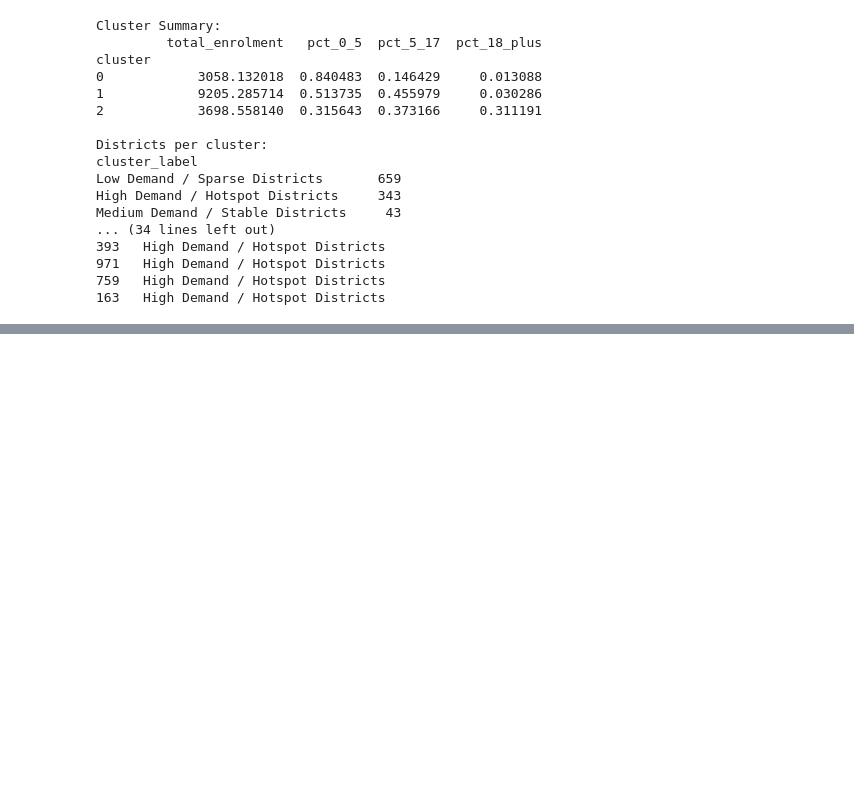
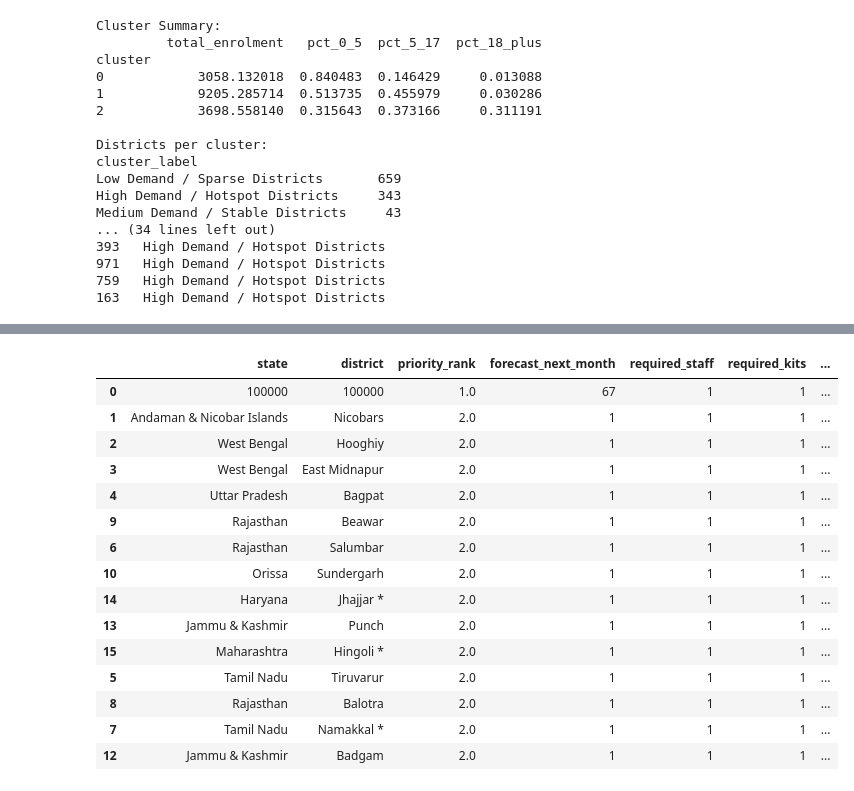
Before and after one commit to akashsingh062/UIDAI-Hackathon, a Jupyter notebook: Welcome_To_Colab.ipynb, the cells around one changed output, grey strips where cells are left out. Saved outputs shown, nothing was run; the diff lists cells and outputs as text; code cells hidden in the pictures; blank space fills up the shorter version.

```diff
--- a/Welcome_To_Colab.ipynb
+++ b/Welcome_To_Colab.ipynb
@@ -347,0 +683,77 @@ Medium Demand / Stable Districts     43
+# %%
+# =========================================
+# STEP 12: Policy Action Recommendation Engine
+# =========================================
+
+import numpy as np
+
+# -------------------------------------------------
+# STEP 1: Copy high priority data
+# -------------------------------------------------
+policy_df = high_priority.copy()
+
+# -------------------------------------------------
+# STEP 2: Define action rules
+# -------------------------------------------------
+def recommend_action(row):
+    demand = row["forecast_next_month"]
+
+    if demand >= 300:
+        return "Intensive Enrollment Drive (7 days)"
+    elif demand >= 100:
+        return "Special Enrollment Camp (3 days)"
+    elif demand >= 30:
+        return "Mobile Enrollment Unit"
+    else:
+        return "Routine Monitoring"
+
+policy_df["recommended_action"] = policy_df.apply(recommend_action, axis=1)
+
+# -------------------------------------------------
+# STEP 3: Deployment intensity score
+# -------------------------------------------------
+policy_df["deployment_intensity"] = np.where(
+    policy_df["forecast_next_month"] >= 300, "Very High",
+    np.where(
+        policy_df["forecast_next_month"] >= 100, "High",
+        np.where(
+            policy_df["forecast_next_month"] >= 30, "Medium",
+            "Low"
+        )
+    )
+)
+
+# -------------------------------------------------
+# STEP 4: Final policy-ready output
+# -------------------------------------------------
+policy_output = policy_df[
+    [
+        "state",
+        "district",
+        "priority_rank",
+        "forecast_next_month",
+        "required_staff",
+        "required_kits",
+        "recommended_action",
+        "deployment_intensity"
+    ]
+].sort_values("priority_rank")
+
+policy_output.head(15)
+# %% [output]
+|  | state | district | priority_rank | forecast_next_month | required_staff | required_kits | ... |
+| 0 | 100000 | 100000 | 1.0 | 67 | 1 | 1 | ... |
+| 1 | Andaman & Nicobar Islands | Nicobars | 2.0 | 1 | 1 | 1 | ... |
+| 2 | West Bengal | Hooghiy | 2.0 | 1 | 1 | 1 | ... |
+| 3 | West Bengal | East Midnapur | 2.0 | 1 | 1 | 1 | ... |
+| 4 | Uttar Pradesh | Bagpat | 2.0 | 1 | 1 | 1 | ... |
+| 9 | Rajasthan | Beawar | 2.0 | 1 | 1 | 1 | ... |
+| 6 | Rajasthan | Salumbar | 2.0 | 1 | 1 | 1 | ... |
+| 10 | Orissa | Sundergarh | 2.0 | 1 | 1 | 1 | ... |
+| 14 | Haryana | Jhajjar * | 2.0 | 1 | 1 | 1 | ... |
+| 13 | Jammu & Kashmir | Punch | 2.0 | 1 | 1 | 1 | ... |
+| 15 | Maharashtra | Hingoli * | 2.0 | 1 | 1 | 1 | ... |
+| 5 | Tamil Nadu | Tiruvarur | 2.0 | 1 | 1 | 1 | ... |
+| 8 | Rajasthan | Balotra | 2.0 | 1 | 1 | 1 | ... |
+| 7 | Tamil Nadu | Namakkal * | 2.0 | 1 | 1 | 1 | ... |
+| 12 | Jammu & Kashmir | Badgam | 2.0 | 1 | 1 | 1 | ... |
```
Also changed, not shown: parts of 6 cells of this notebook.
